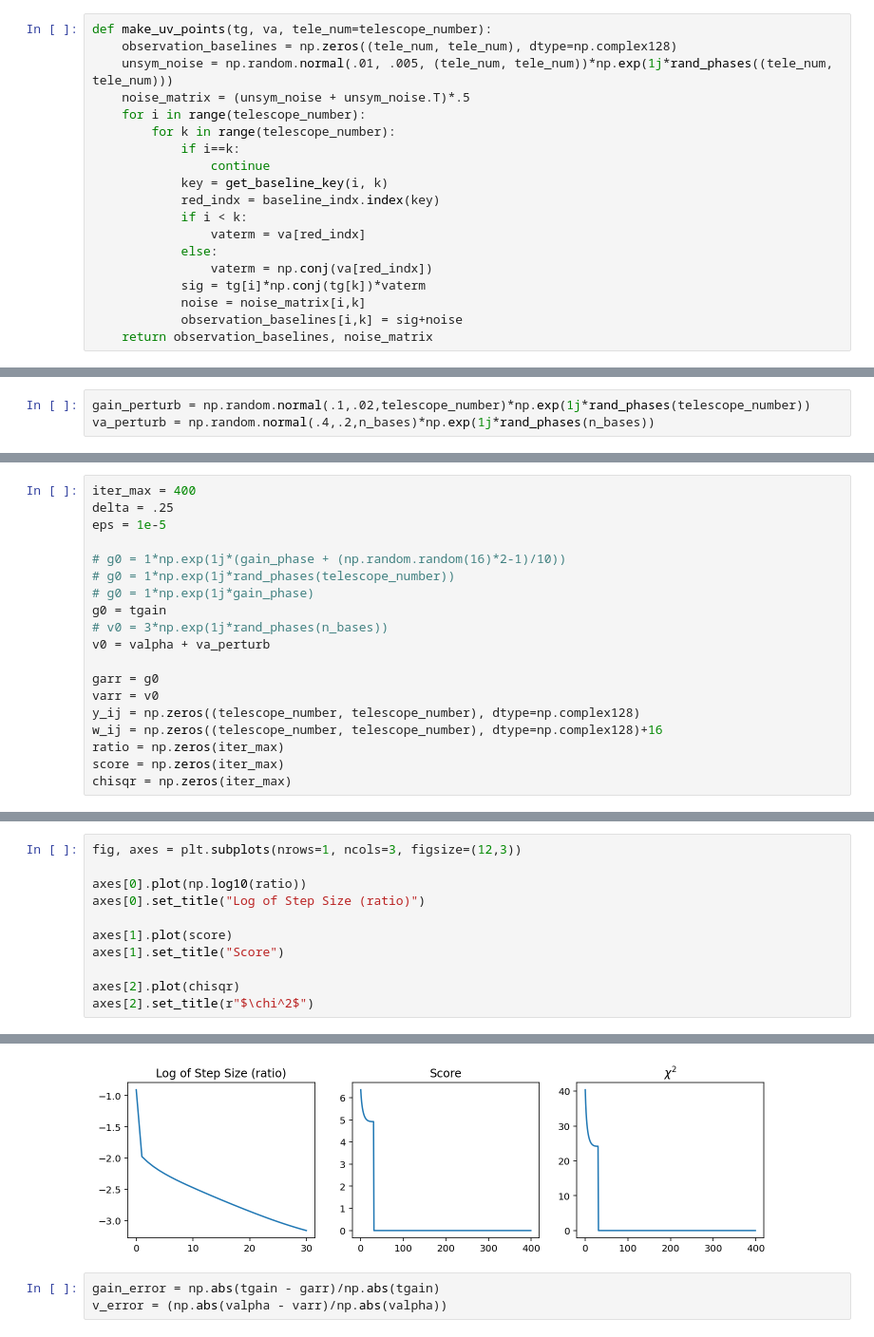
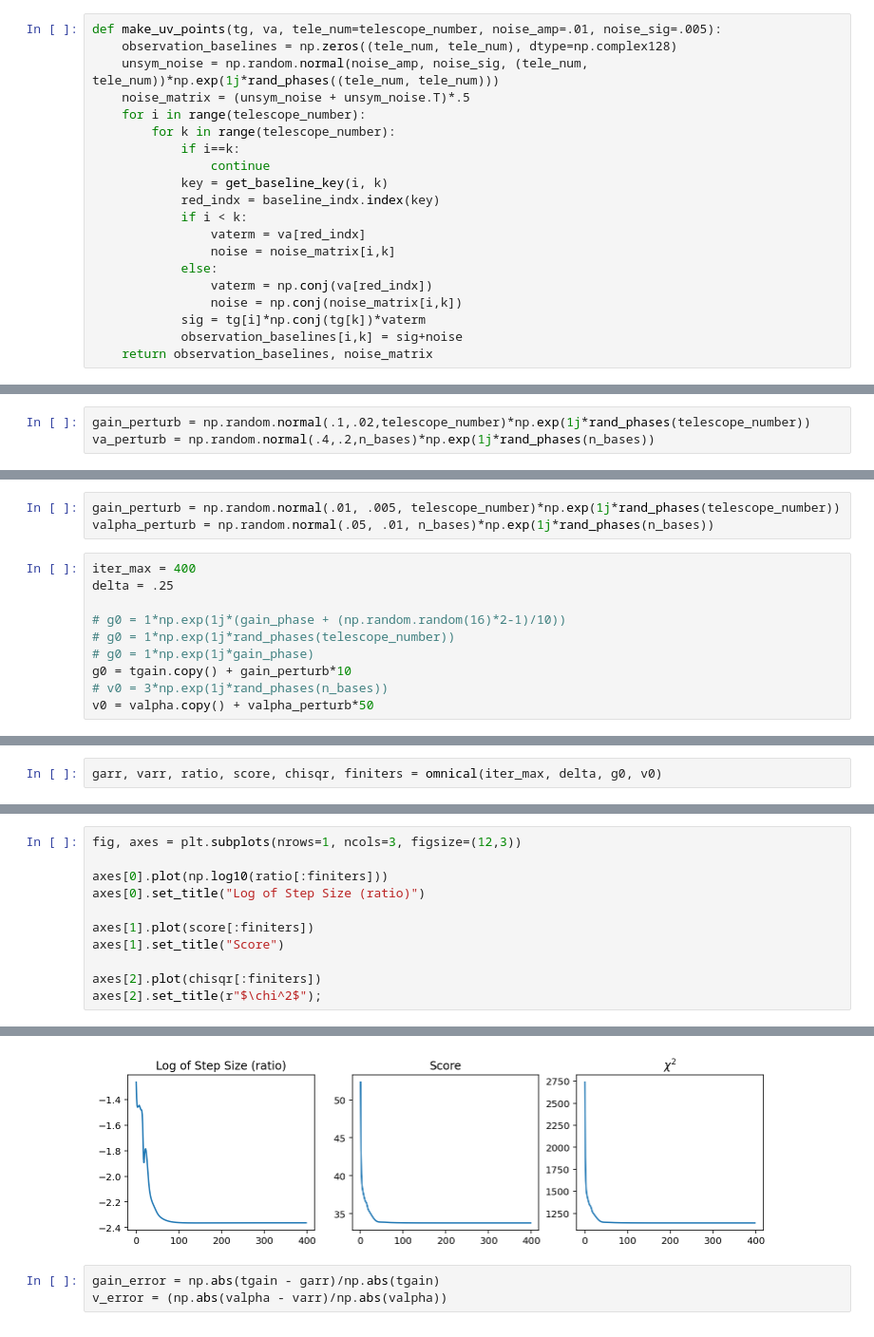
Before and after one commit to pecom/red-calibration, a Jupyter notebook: SmallArrayTests.ipynb, the cells around one changed output, grey strips where cells are left out. Shown: that part at 95% size. Saved outputs shown, nothing was run; the diff lists cells and outputs as text.

```diff
--- a/SmallArrayTests.ipynb
+++ b/SmallArrayTests.ipynb
@@ -77,9 +77,9 @@ def make_visibilities(tele_num=telescope_number):
     correl_sky = np.random.normal(3, .8, n_bases)*np.exp(1j*sky_phase)
     return correl_sky, sky_phase
 # %%
-def make_uv_points(tg, va, tele_num=telescope_number):
+def make_uv_points(tg, va, tele_num=telescope_number, noise_amp=.01, noise_sig=.005):
     observation_baselines = np.zeros((tele_num, tele_num), dtype=np.complex128)
-    unsym_noise = np.random.normal(.01, .005, (tele_num, tele_num))*np.exp(1j*rand_phases((tele_num, tele_num)))
+    unsym_noise = np.random.normal(noise_amp, noise_sig, (tele_num, tele_num))*np.exp(1j*rand_phases((tele_num, tele_num)))
     noise_matrix = (unsym_noise + unsym_noise.T)*.5
     for i in range(telescope_number):
         for k in range(telescope_number):
@@ -89,10 +89,11 @@ def make_uv_points(tg, va, tele_num=telescope_number):
             red_indx = baseline_indx.index(key)
             if i < k:
                 vaterm = va[red_indx]
+                noise = noise_matrix[i,k]
             else:
                 vaterm = np.conj(va[red_indx])
+                noise = np.conj(noise_matrix[i,k])
             sig = tg[i]*np.conj(tg[k])*vaterm
-            noise = noise_matrix[i,k]
             observation_baselines[i,k] = sig+noise
     return observation_baselines, noise_matrix
 # %%
@@ -111,19 +154,13 @@ va_perturb = np.random.normal(.4,.2,n_bases)*np.exp(1j*rand_phases(n_bases))
+# %%
+gain_perturb = np.random.normal(.01, .005, telescope_number)*np.exp(1j*rand_phases(telescope_number))
+valpha_perturb = np.random.normal(.05, .01, n_bases)*np.exp(1j*rand_phases(n_bases))
 # %%
 iter_max = 400
 delta = .25
-eps = 1e-5
 
 # g0 = 1*np.exp(1j*(gain_phase + (np.random.random(16)*2-1)/10))
 # g0 = 1*np.exp(1j*rand_phases(telescope_number))
 # g0 = 1*np.exp(1j*gain_phase)
-g0 = tgain
+g0 = tgain.copy() + gain_perturb*10
 # v0 = 3*np.exp(1j*rand_phases(n_bases))
-v0 = valpha + va_perturb
-
-garr = g0
-varr = v0
-y_ij = np.zeros((telescope_number, telescope_number), dtype=np.complex128)
-w_ij = np.zeros((telescope_number, telescope_number), dtype=np.complex128)+16
-ratio = np.zeros(iter_max)
-score = np.zeros(iter_max)
-chisqr = np.zeros(iter_max)
+v0 = valpha.copy() + valpha_perturb*50
@@ -177,0 +167,2 @@ print(np.min(chisqr[chisqr.nonzero()]))
+# %%
+garr, varr, ratio, score, chisqr, finiters = omnical(iter_max, delta, g0, v0)
@@ -178,12 +171,12 @@ print(np.min(chisqr[chisqr.nonzero()]))
 # %%
 fig, axes = plt.subplots(nrows=1, ncols=3, figsize=(12,3))
 
-axes[0].plot(np.log10(ratio))
+axes[0].plot(np.log10(ratio[:finiters]))
 axes[0].set_title("Log of Step Size (ratio)")
 
-axes[1].plot(score)
+axes[1].plot(score[:finiters])
 axes[1].set_title("Score")
 
-axes[2].plot(chisqr)
-axes[2].set_title(r"$\chi^2$")
+axes[2].plot(chisqr[:finiters])
+axes[2].set_title(r"$\chi^2$");
 # %% [output]
@@ -191,4 +183,4 @@ Text(0.5, 1.0, '$\\chi^2$')
-[figure, old version]
+[figure, new version]
 # %%
 gain_error = np.abs(tgain - garr)/np.abs(tgain)
 v_error = (np.abs(valpha - varr)/np.abs(valpha))
```
Also changed, not shown: parts of 35 cells of this notebook.
